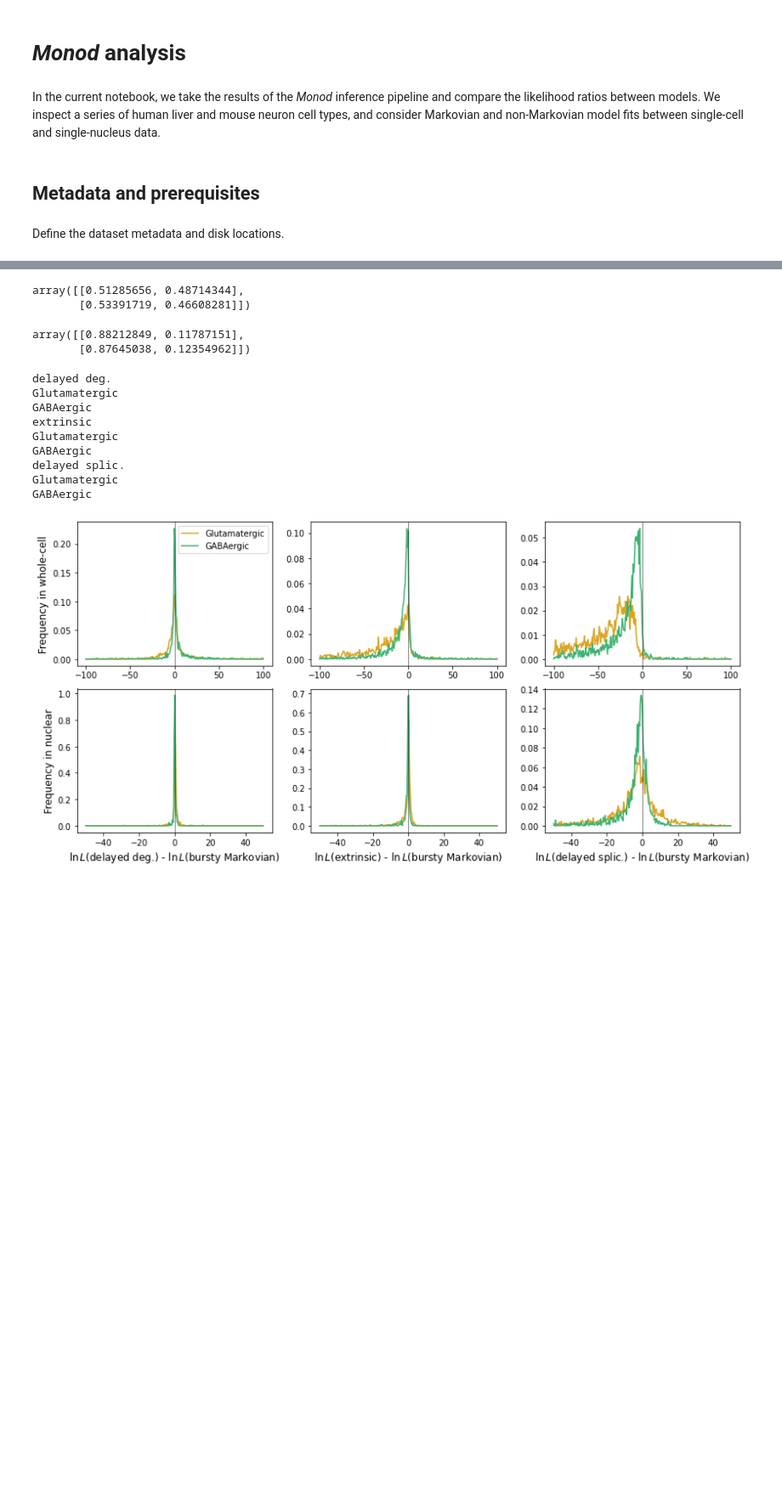
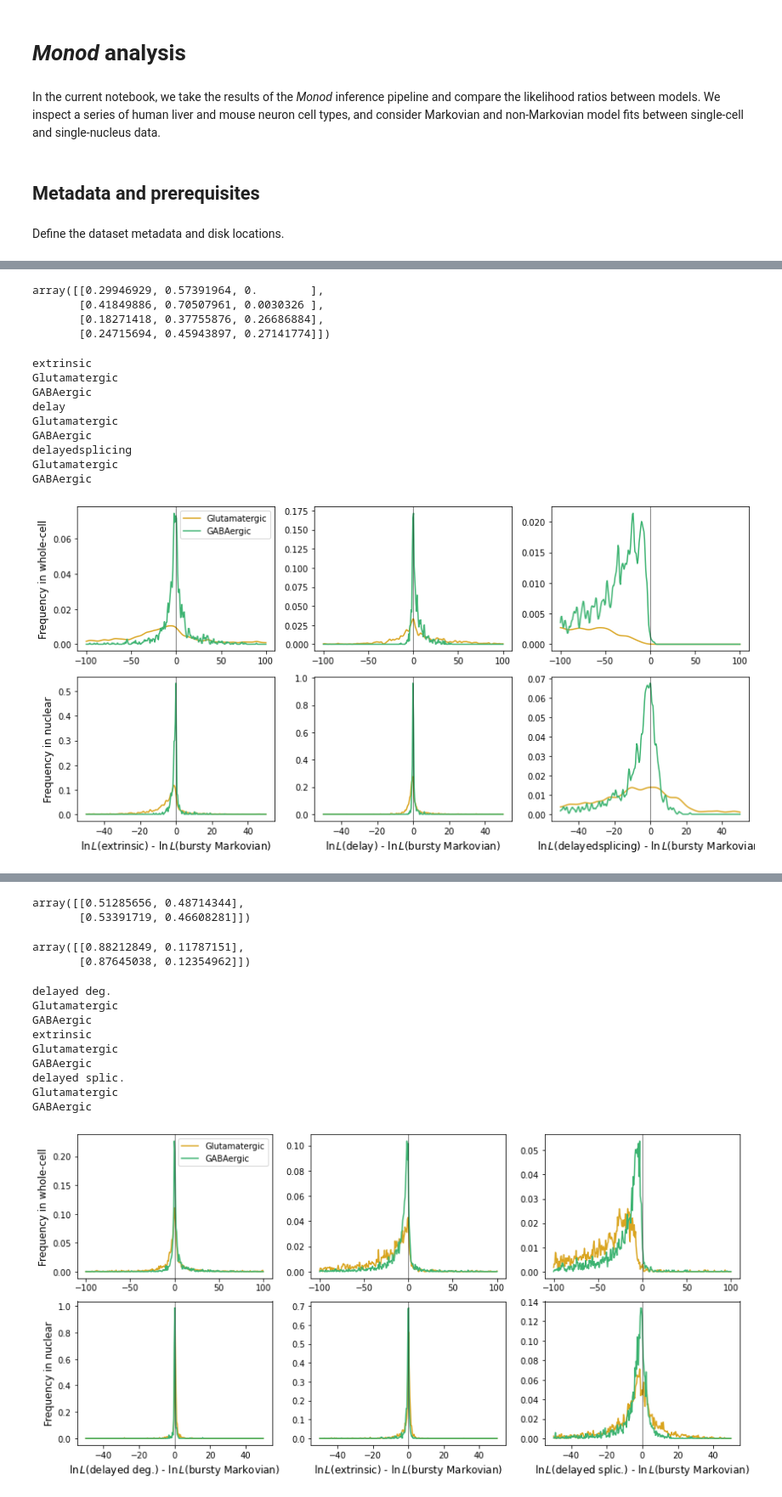
Before and after one commit to pachterlab/GYP_2022, a Jupyter notebook: gg230612_BF_analysis.ipynb, the cells around one changed output, grey strips where cells are left out. Shown at 85% size. Saved outputs shown, nothing was run; the diff lists cells and outputs as text; code cells hidden in the pictures; blank space fills up the shorter version.

```diff
--- a/gg230612_BF_analysis.ipynb
+++ b/gg230612_BF_analysis.ipynb
@@ -41,0 +69,2 @@ dataset_strings
+# %%
+par_names_wrong = [['b','beta','gamma'],['alpha','beta','gamma'], ['alpha','beta','tauinv'],['alpha','tauinv','gamma']]
@@ -41,0 +133,13 @@ dataset_strings
+# %%
+dir_string = '/home/ggorin/projects/GYP_2022/fits/smc_fits/raw/'
+out_string = '/home/ggorin/projects/GYP_2022/fits/smc_fits/'
+dataset_meta = ['B08','A02']
+cluster_names_allen = ['Glutamatergic','GABAergic']
+allen_dataset_names = ['allen_'+x+'_'+y for x in dataset_meta for y in cluster_names_allen]
+# allen_dataset_strings = [dir_string + '/' + x for x in dataset_names]
+dataset_meta = ['sc','sn']
+
+cluster_names = ['CentralHep','PortalHep','InterHep']
+liver_dataset_names = ['liver_c72_'+x+'_'+y for x in dataset_meta for y in cluster_names]
+# liver_dataset_strings = [x for x in dataset_names]
+dataset_names = allen_dataset_names + liver_dataset_names
@@ -41,0 +179,62 @@ dataset_strings
+# %%
+(BFs_allen>0).mean(2)
+# %% [output]
+array([[0.29946929, 0.57391964, 0.        ],
+       [0.41849886, 0.70507961, 0.0030326 ],
+       [0.18271418, 0.37755876, 0.26686884],
+       [0.24715694, 0.45943897, 0.27141774]])
+# %%
+fig1,ax1=plt.subplots(2,3,figsize=(12,6))
+fs=12
+alf =0.5
+colors = ('goldenrod','mediumseagreen','lightgray')
+# cluster
+model_names = models[1:]
+kdes_allen = np.empty((3,2,2),dtype=object) #model, cell type, tech
+
+for model_index in range(3):
+    print(model_names[model_index])
+    for cluster_index,di in enumerate([[0,2],[1,3]]):
+        print(cluster_names_allen[cluster_index])
+
+        lim = 100
+        linsp_n = 300
+        sc_bf = BFs_allen[di[0],model_index]
+        sc_kde=scipy.stats.gaussian_kde(sc_bf,bw_method=0.02)
+        x = np.linspace(-lim,lim,linsp_n)
+        ax1[0,model_index].plot(x,sc_kde(x),\
+                             label=f'{cluster_names_allen[cluster_index]}',color=colors[cluster_index])
+
+        lim = 50
+        sn_bf = BFs_allen[di[1],model_index]
+        sn_kde=scipy.stats.gaussian_kde(sn_bf,bw_method=0.02)
+        x = np.linspace(-lim,lim,linsp_n)
+        ax1[1,model_index].plot(x,sn_kde(x),\
+                             label=f'{cluster_names_allen[cluster_index]}',color=colors[cluster_index])
+
+        kdes_allen[model_index,cluster_index,0] = sc_kde
+        kdes_allen[model_index,cluster_index,1] = sn_kde
+
+
+
+    for i in range(2):
+        yl = ax1[i,model_index].get_ylim()
+        ax1[i,model_index].plot([0,0],yl,'k-',linewidth=.5)
+        ax1[i,model_index].set_ylim(yl)
+    ax1[1,model_index].set_xlabel(fr'$\ln L$({model_names[model_index]}) - $\ln L$(bursty Markovian)',fontsize=fs)
+ax1[0,0].set_ylabel('Frequency in whole-cell',fontsize=fs)
+ax1[1,0].set_ylabel('Frequency in nuclear',fontsize=fs)
+ax1[0,0].legend()
+fig1.tight_layout()
+# plt.savefig('./fig/likelihood_ratio_allen.png',dpi=450)
+# %% [output]
+extrinsic
+Glutamatergic
+GABAergic
+delay
+Glutamatergic
+GABAergic
+delayedsplicing
+Glutamatergic
+GABAergic
+[figure, added]
```
Also changed, not shown: parts of 25 cells of this notebook.
